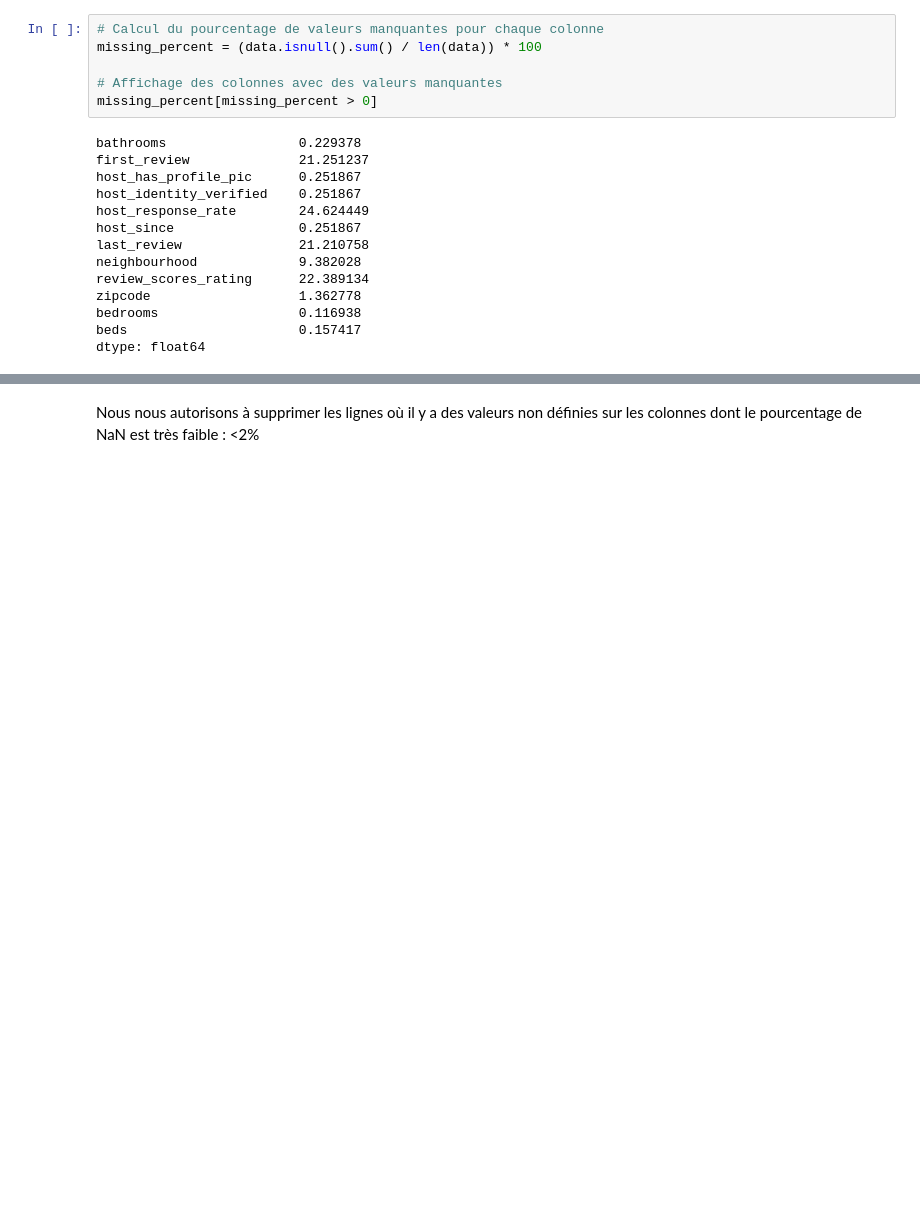
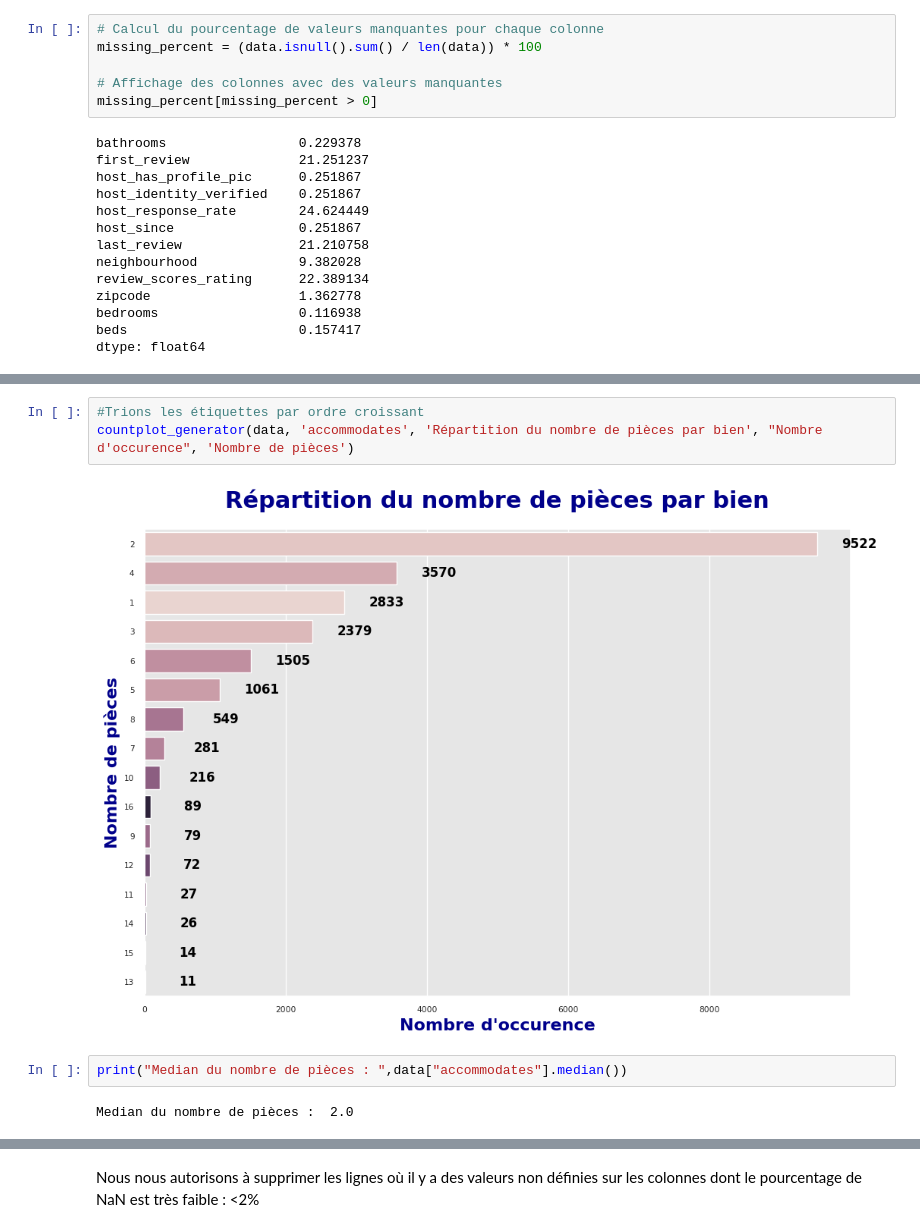
Before and after one commit to patch-me/airbnb-predict, a Jupyter notebook: myProject.ipynb, the cells around one changed output, grey strips where cells are left out. Drawn from its saved outputs; the diff is of its cells as text; blank space fills up the shorter version.

```diff
--- a/myProject.ipynb
+++ b/myProject.ipynb
@@ -138,0 +251,9 @@ dtype: float64
+# %%
+#Trions les étiquettes par ordre croissant
+countplot_generator(data, 'accommodates', 'Répartition du nombre de pièces par bien', "Nombre d'occurence", 'Nombre de pièces')
+# %% [output]
+[figure, added]
+# %%
+print("Median du nombre de pièces : ",data["accommodates"].median())
+# %% [output]
+Median du nombre de pièces :  2.0
```
Also changed, not shown: parts of 43 cells of this notebook.
